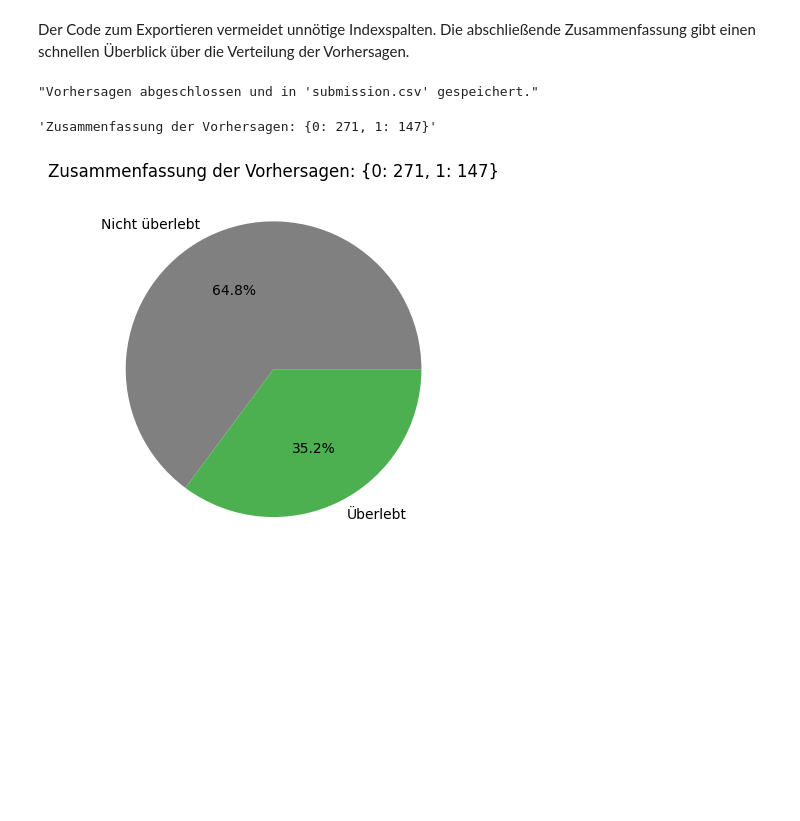
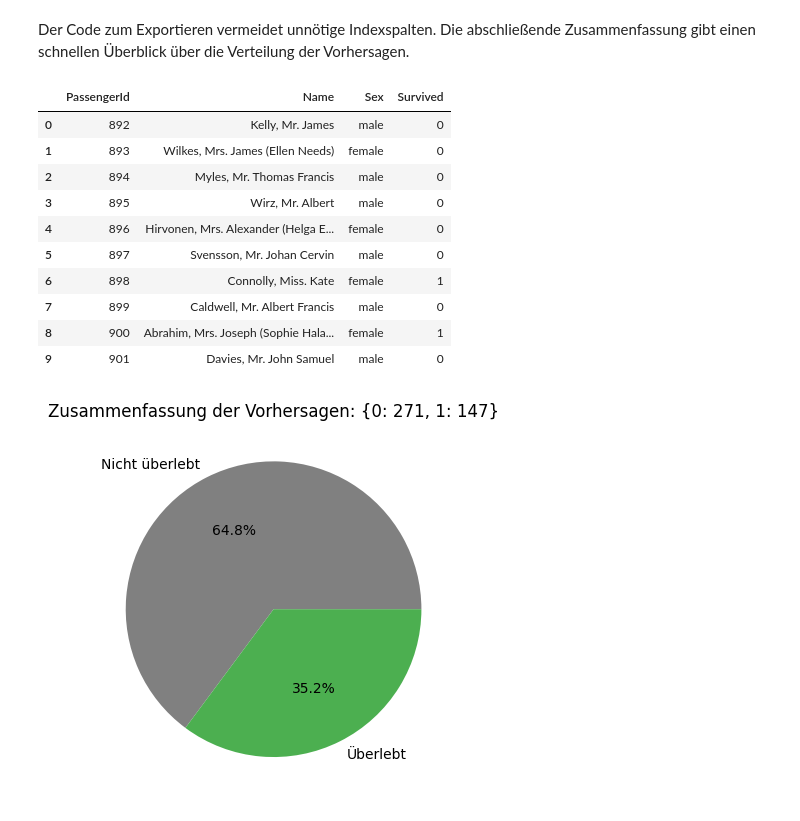
Before and after one commit to quappinger/irm24_ki_pa1, a Jupyter notebook: DecisionTree.ipynb, the cells around one changed output. Cells and saved outputs as stored; diff of their text form; code cells hidden in the pictures; blank space fills up the shorter version.

```diff
--- a/DecisionTree.ipynb
+++ b/DecisionTree.ipynb
@@ -287,36 +287,46 @@ Der Code zum Exportieren vermeidet unnötige Indexspalten. Die abschließende Zu
 # %%
 # Test-Daten laden und vorverarbeiten
 test_df = pd.read_csv('data/test.csv', dtype=dtypes)
 test_processed = preprocess_features(test_df)
 
 # Relevante Features auswählen
 X_test = test_processed[X.columns]
 
 # Vorhersagen mit dem optimierten Modell
 test_predictions = best_model.predict(X_test)
 
 # Ergebnisse für Einreichung vorbereiten
 submission = pd.DataFrame({
     'PassengerId': test_df['PassengerId'],
     'Name': test_df['Name'],
     'Sex': test_df['Sex'],
     'Survived': test_predictions
 })
 
 # Optimierte CSV-Speicherung ohne Indexspalte und mit effizienter Kompression
 submission.to_csv('submission.csv', index=False, encoding='utf-8')
 
+# Anzeigen der ersten Datensätze der Vorhersage
+display(submission.head(10))
+
+# Erstelle Pie Chart zur Visualiserung der Vorhersage
 survivors = submission['Survived'].value_counts().to_dict()
-display(f"Vorhersagen abgeschlossen und in 'submission.csv' gespeichert.")
-display(f"Zusammenfassung der Vorhersagen: {submission['Survived'].value_counts().to_dict()}")
-
 piechart = np.array([survivors.get(0), survivors.get(1)])
 survlabels = ["Nicht überlebt", "Überlebt"]
 survcolors = ["grey", "#4CAF50"]
 plt.title(f"Zusammenfassung der Vorhersagen: {submission['Survived'].value_counts().to_dict()}")
 plt.pie(piechart, labels = survlabels, colors = survcolors, autopct='%1.1f%%')
 plt.show()
 # %% [output]
-"Vorhersagen abgeschlossen und in 'submission.csv' gespeichert."
-'Zusammenfassung der Vorhersagen: {0: 271, 1: 147}'
+|  | PassengerId | Name | Sex | Survived |
+| 0 | 892 | Kelly, Mr. James | male | 0 |
+| 1 | 893 | Wilkes, Mrs. James (Ellen Needs) | female | 0 |
+| 2 | 894 | Myles, Mr. Thomas Francis | male | 0 |
+| 3 | 895 | Wirz, Mr. Albert | male | 0 |
+| 4 | 896 | Hirvonen, Mrs. Alexander (Helga E... | female | 0 |
+| 5 | 897 | Svensson, Mr. Johan Cervin | male | 0 |
+| 6 | 898 | Connolly, Miss. Kate | female | 1 |
+| 7 | 899 | Caldwell, Mr. Albert Francis | male | 0 |
+| 8 | 900 | Abrahim, Mrs. Joseph (Sophie Hala... | female | 1 |
+| 9 | 901 | Davies, Mr. John Samuel | male | 0 |
 [figure]
```
Also changed, not shown: parts of 1 cell of this notebook.
